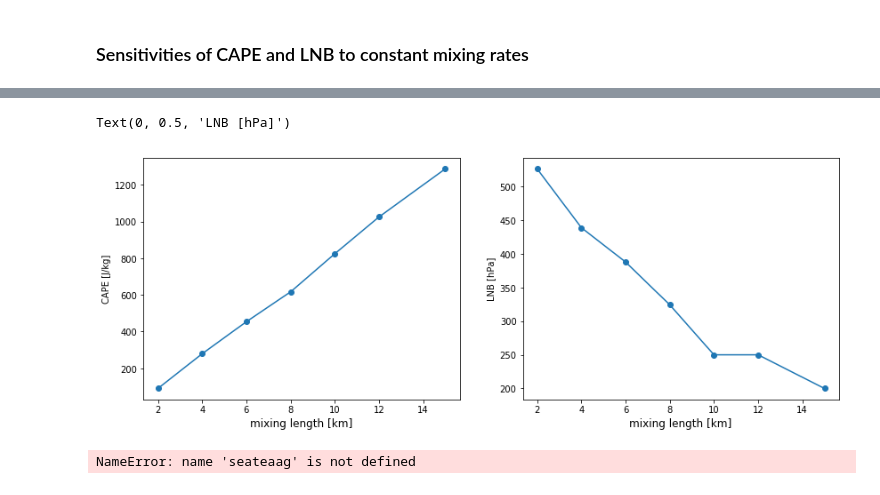
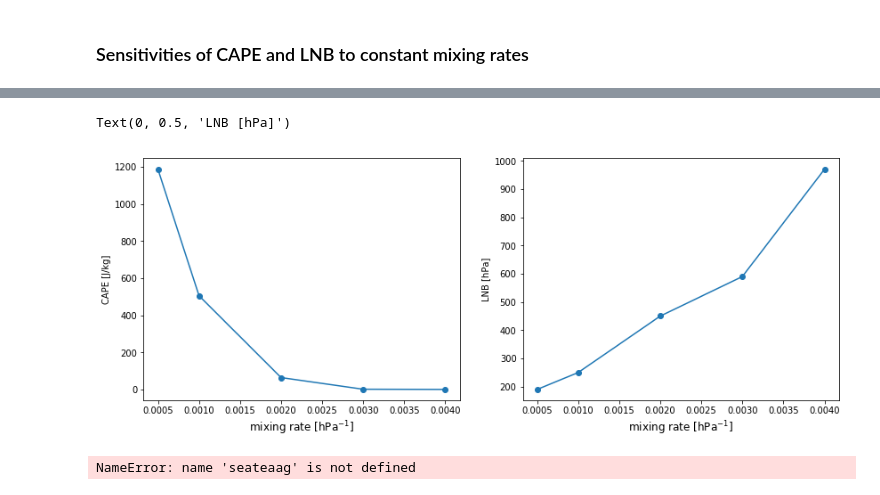
Before and after one commit to weiming9115/ATM663_convection_meso, a Jupyter notebook: Resources/Notebooks/Real_Parcel_Buoyancy_weiming.ipynb, the cells around one changed output, grey strips where cells are left out. Saved outputs shown, nothing was run; the diff lists cells and outputs as text; code cells hidden in the pictures.

```diff
--- a/Resources/Notebooks/Real_Parcel_Buoyancy_weiming.ipynb
+++ b/Resources/Notebooks/Real_Parcel_Buoyancy_weiming.ipynb
@@ -57,7 +57,7 @@ warnings.filterwarnings('ignore')
 ### Tropical sounding profile
 # %%
 # 2018 JJA mean profile
-T,Td,Z,p = np.loadtxt('PKMJ_vars_2018.txt')
+T,Td,Z,p = np.loadtxt('MFL_vars_2018.txt')
 r = mixing_ratio( saturation_vapor_pressure(Td*units.units('degC')), p*units.units('hPa') )
 q = specific_humidity_from_mixing_ratio(r)
 rs = mixing_ratio( saturation_vapor_pressure(T*units.units('degC')), p*units.units('hPa') )
@@ -713,10 +698,15 @@ def conserved_cmix(h,q,Z,p,epsilon=1.0/15000):
 # %%
-def entrain_coeffA(Z,ce=0.4):
+def entrain_const(X,p):
+    dp = -np.append(0,np.diff(p))
+    return X*dp
+
+def entrain_coeffA(Z,p,ce=0.4):
 # calculate entrainment coefficient from depp inflow mixing A
     dz = np.append(0,np.diff(Z))
-    X = ce*dz/Z
+    dp = -np.append(0,np.diff(p))
+    X = ce*dz/Z/dp
     X[0] = 0
-    return X
+    return X*dp
 
 def entrain_coeffB(p):
 # calculate entrainment coefficient from deep inflow mixing B
@@ -730,13 +720,13 @@ def entrain_coeffB(p):
     #dmdp = np.gradient(m,p)
     dmdp = np.append(0,np.diff(m))/np.append(0,np.diff(p))
     dp = -np.append(0,np.diff(p))
-    X = -dmdp/m*dp
+    X = -dmdp/m
 
-    X = np.where(p > 950, dp/(ps-p),X)
+    X = np.where(p > 950, 1/(ps-p),X)
     X = np.where(p > 430, X, 0) # no entrainment above 430 hPa
     X[0] = 0 # at surface, denominator is zero
 
-    return X
+    return X*dp
 
 def conserved_dmix(s,q,X):
 # calculate entrained conserved variable over the whole levels
@@ -890,18 +875,21 @@ plt.legend(['deep mixing A','deep mixing B','const15km','dynamic mixing','no mix
 # %% [markdown]
 ### Sensitivities of CAPE and LNB to constant mixing rates
 # %%
-mixing_rates = 1.0/(np.array([15,12,10,8,6,4,2])*1000) # epsilon in the entrainment method (1)
+mixing_rates = np.array([5e-4,1e-3,2e-3,3e-3,4e-3]) # entrainment rate [%/hpa]
 cape_sum = np.zeros(len(mixing_rates))
 LNB_sum = cape_sum.copy()
 dTpice_sum = np.zeros((len(mixing_rates),len(p)))
+Xdp_sum = dTpice_sum.copy()
 
-for n,epsilon in enumerate(mixing_rates):
+for n,X in enumerate(mixing_rates):
 
-    hp_cmix, qp_cmix, X_cmix = conserved_cmix(h,q,Z,p,epsilon=epsilon) # vars after mixing
+    Xdp_cmix = entrain_const(X,p)
+    hp_cmix, qp_cmix = conserved_dmix(h,q,Xdp_cmix) # vars after mixing
     Tp_cmix, qvp_cmix = invert_MSE(hp_cmix,qp_cmix, np.where(Z<20000.,Z,20000.), np.where(p>50.,p,50.))
     qcp_cmix = qp_cmix - qvp_cmix
     Tpice_cmix,qcpice_cmix,qipice_cmix  = delT4ice(Tp_cmix, p, qcp_cmix, qvp_cmix, Tf=0, simple=True)
 
+    Xdp_sum[n] = Xdp_cmix
     dTpice_sum[n,:] = Trho(Tpice_cmix,qvp_cmix,qcpice_cmix+qipice_cmix)-Tv(T,q)
 
     b_mix = 9.8*(dTpice_sum[n,:])/(Tv(T,q)+273.15) # buoyancy
@@ -933,18 +927,18 @@ plt.legend(['no mixing','15km','12km','10km','8km','6km','4km','2km'])
 # %%
 fig = plt.figure(figsize=(14,5))
 
 ax1 = plt.subplot(1,2,1)
-ax1.plot((1.0/mixing_rates)/1000,cape_sum,'-o')
-ax1.set_xlabel('mixing length [km]',fontsize=12)
+ax1.plot(mixing_rates,cape_sum,'-o')
+ax1.set_xlabel('mixing rate [hPa$^{-1}$]',fontsize=12)
 ax1.set_ylabel('CAPE [J/kg]')
 
 ax2 = plt.subplot(1,2,2)
-ax2.plot((1.0/mixing_rates)/1000,LNB_sum,'-o')
-ax2.set_xlabel('mixing length [km]',fontsize=12)
+ax2.plot(mixing_rates,LNB_sum,'-o')
+ax2.set_xlabel('mixing rate [hPa$^{-1}$]',fontsize=12)
 ax2.set_ylabel('LNB [hPa]')
 # %% [output]
 Text(0, 0.5, 'LNB [hPa]')
-[figure, old version]
+[figure, new version]
 # %%
 seateaag
 # %% [output]
```
Also changed, not shown: parts of 33 cells of this notebook.
